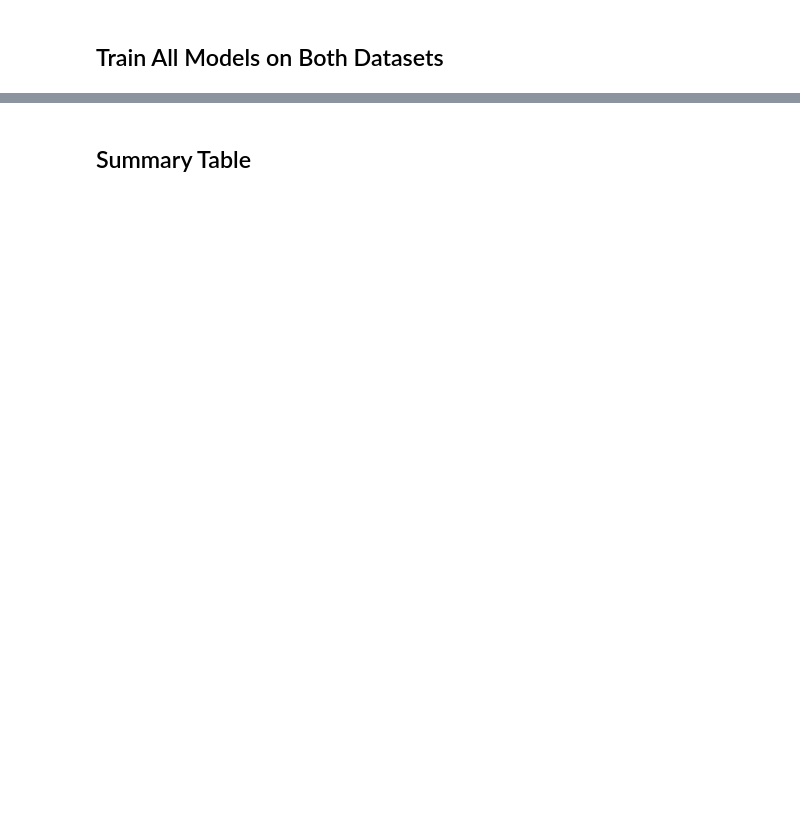
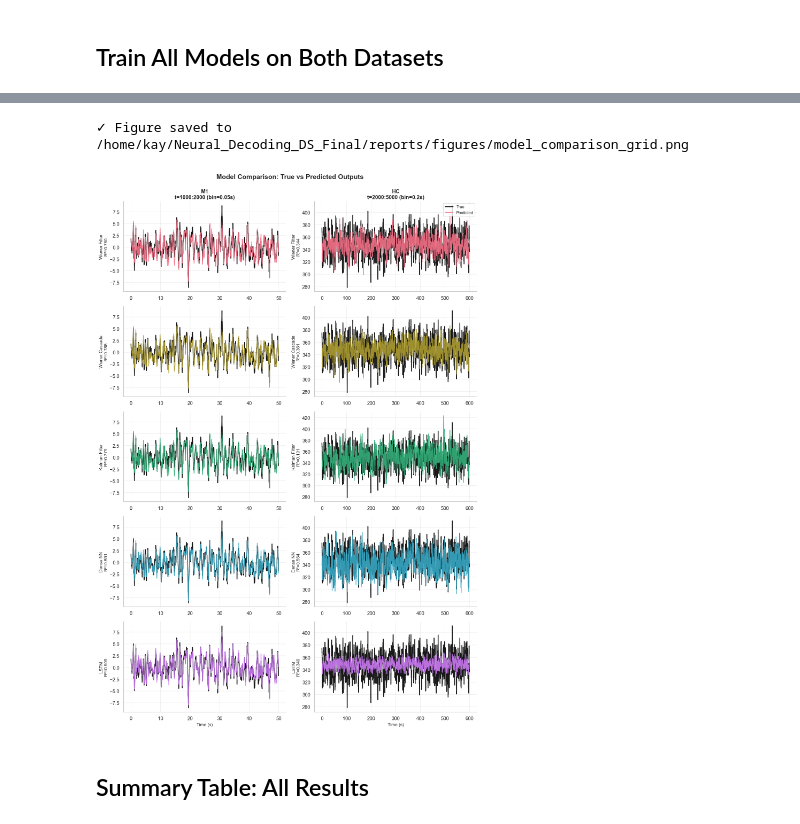
Before and after one commit to kidusabe1/Neural_Decoding_DS_Final, a Jupyter notebook: notebooks/model_comparison.ipynb, the cells around one changed output, grey strips where cells are left out. Cells and saved outputs as stored; diff of their text form; code cells hidden in the pictures; blank space fills up the shorter version.

```diff
--- a/notebooks/model_comparison.ipynb
+++ b/notebooks/model_comparison.ipynb
@@ -425,0 +758,15 @@ Figure saved to /Users/kidus/Desktop/Neural_Decoding/Neural_Decoding_DS_Final/re
+# %%
+# ===== Generate Main Prediction Grid Plot =====
+
+fig = plot_model_grid(
+    results=results,
+    binning_config=binning_config,
+    train_means=train_means,
+    output_dim=0,
+    smooth_window=7,
+    plot_windows={"HC": (2000, 5000), "M1": (1000, 2000)},
+    save_path=figures_dir / "model_comparison_grid.png"
+)
+
+plt.show()
+# %% [output]
@@ -426,3 +790,5 @@ Figure saved to /Users/kidus/Desktop/Neural_Decoding/Neural_Decoding_DS_Final/re
+✓ Figure saved to /home/kay/Neural_Decoding_DS_Final/reports/figures/model_comparison_grid.png
+[figure, added]
 # %% [markdown]
-## Summary Table
+## Summary Table: All Results
 # %%
```
Also changed, not shown: parts of 20 cells of this notebook, 29 other files.
